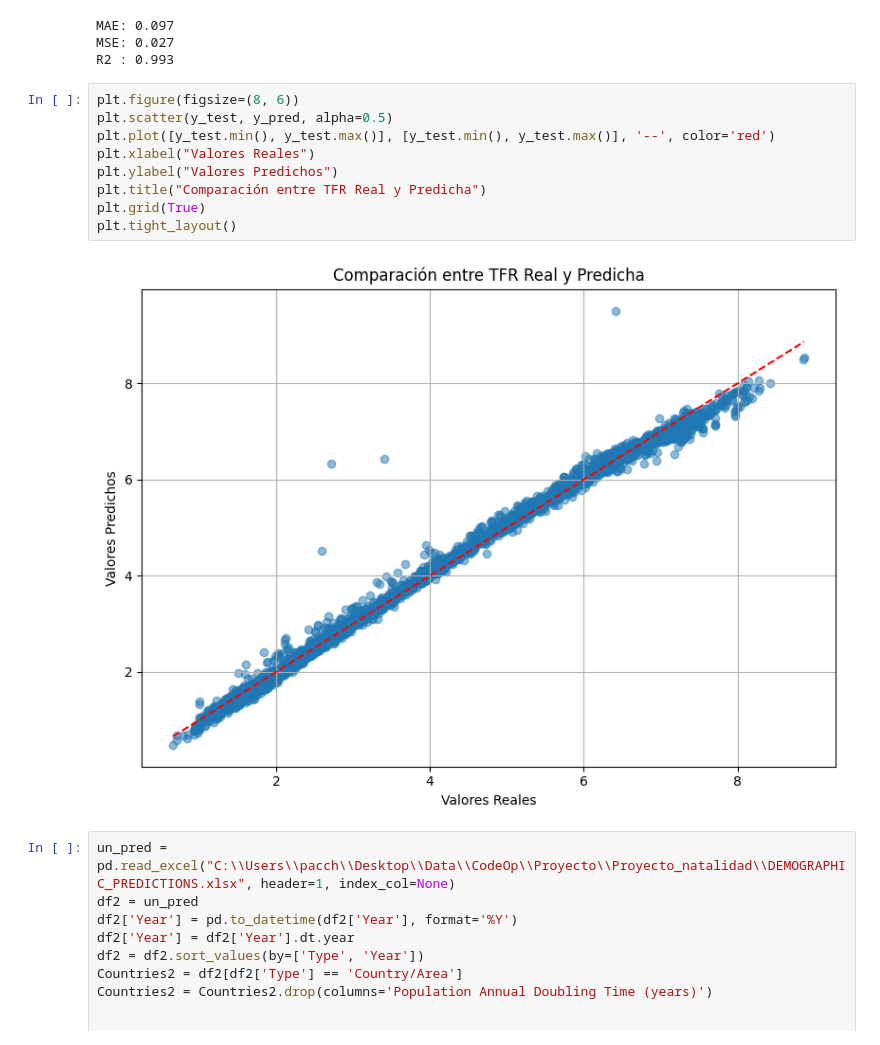
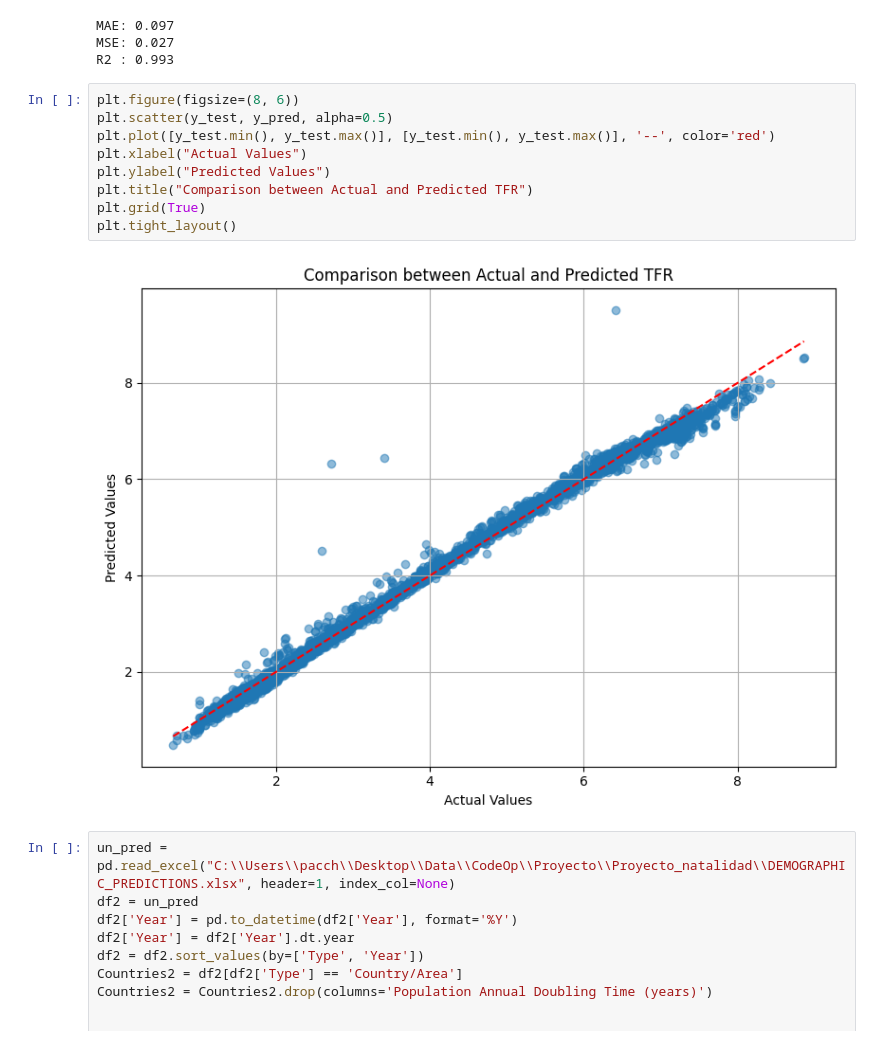
Before and after one commit to MariaJPacheco/Natalidad, a Jupyter notebook: Proyecto_natalidad.ipynb, the cells around one changed output. Cells and saved outputs as stored; diff of their text form.

```diff
--- a/Proyecto_natalidad.ipynb
+++ b/Proyecto_natalidad.ipynb
@@ -253,14 +256,14 @@ R2 : 0.993
 # %%
 plt.figure(figsize=(8, 6))
 plt.scatter(y_test, y_pred, alpha=0.5)
 plt.plot([y_test.min(), y_test.max()], [y_test.min(), y_test.max()], '--', color='red')
-plt.xlabel("Valores Reales")
-plt.ylabel("Valores Predichos")
-plt.title("Comparación entre TFR Real y Predicha")
+plt.xlabel("Actual Values")
+plt.ylabel("Predicted Values")
+plt.title("Comparison between Actual and Predicted TFR")
 plt.grid(True)
 plt.tight_layout()
 # %% [output]
-[figure, old version]
+[figure, new version]
 # %%
 un_pred = pd.read_excel("C:\\Users\\pacch\\Desktop\\Data\\CodeOp\\Proyecto\\Proyecto_natalidad\\DEMOGRAPHIC_PREDICTIONS.xlsx", header=1, index_col=None)
 df2 = un_pred
```
Also changed, not shown: parts of 21 cells of this notebook.
